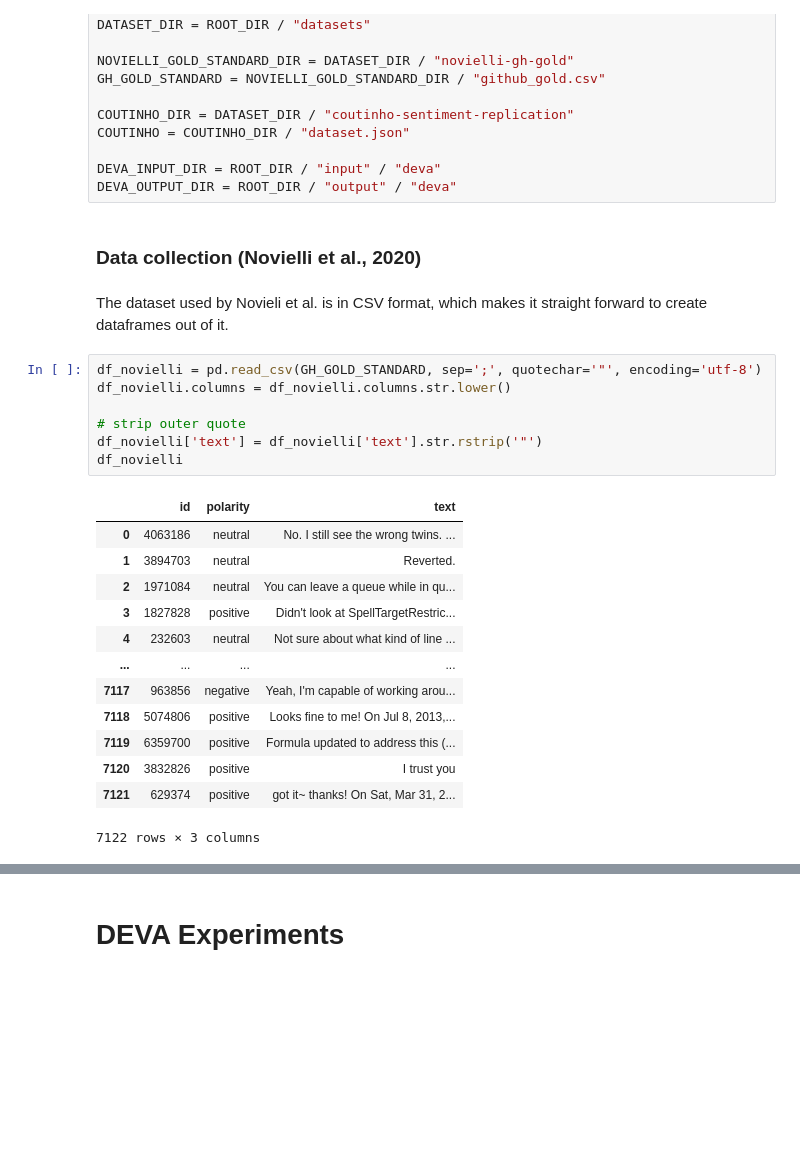
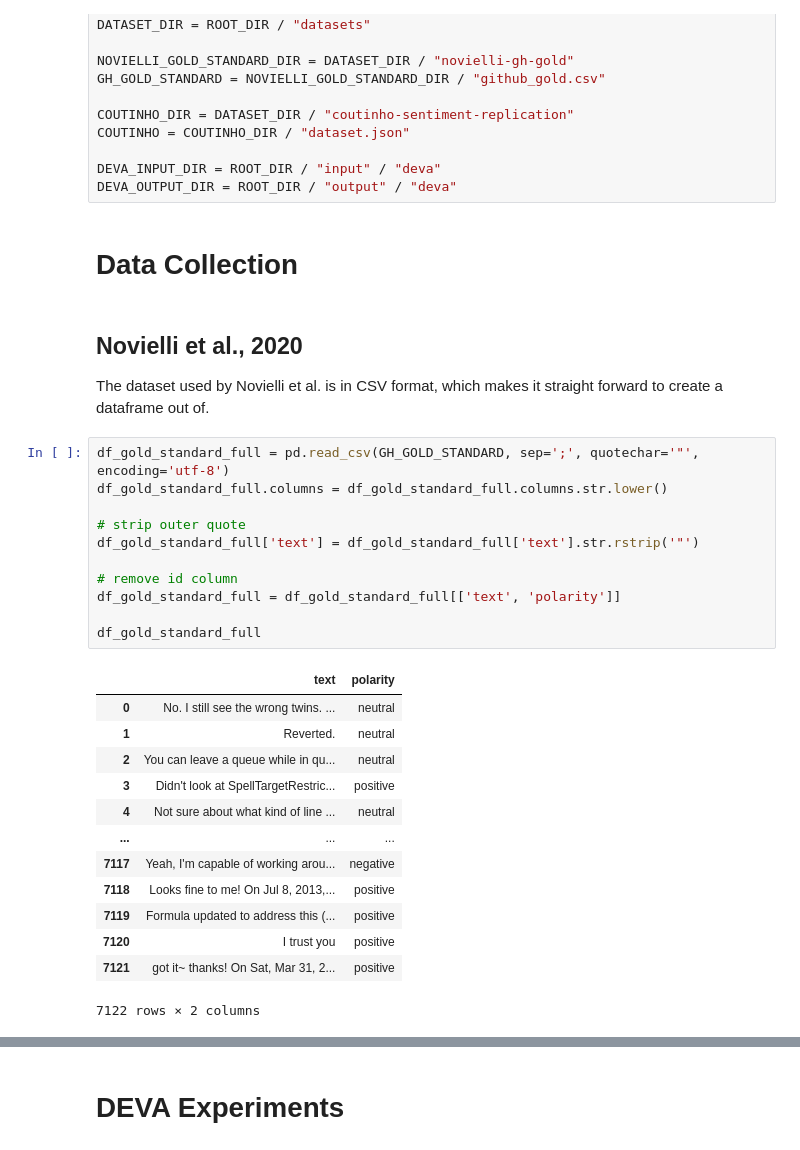
Before and after one commit to davidmrc6/bep, a Jupyter notebook: notebooks/main.ipynb, the cells around one changed output, grey strips where cells are left out. Saved outputs shown, nothing was run; the diff lists cells and outputs as text; blank space fills up the shorter version.

```diff
--- a/notebooks/main.ipynb
+++ b/notebooks/main.ipynb
@@ -32,28 +31,33 @@ COUTINHO = COUTINHO_DIR / "dataset.json"
 
 DEVA_INPUT_DIR = ROOT_DIR / "input" / "deva"
 DEVA_OUTPUT_DIR = ROOT_DIR / "output" / "deva"
-# %% [markdown]
-### Data collection (Novielli et al., 2020)
+# %% [markdown]
+# Data Collection
 # %% [markdown]
-The dataset used by Novieli et al. is in CSV format, which makes it straight forward to create dataframes out of it.
+## Novielli et al., 2020
+The dataset used by Novielli et al. is in CSV format, which makes it straight forward to create a dataframe out of.
 # %%
-df_novielli = pd.read_csv(GH_GOLD_STANDARD, sep=';', quotechar='"', encoding='utf-8')
-df_novielli.columns = df_novielli.columns.str.lower()
+df_gold_standard_full = pd.read_csv(GH_GOLD_STANDARD, sep=';', quotechar='"', encoding='utf-8')
+df_gold_standard_full.columns = df_gold_standard_full.columns.str.lower()
 
 # strip outer quote
-df_novielli['text'] = df_novielli['text'].str.rstrip('"')
-df_novielli
+df_gold_standard_full['text'] = df_gold_standard_full['text'].str.rstrip('"')
+
+# remove id column
+df_gold_standard_full = df_gold_standard_full[['text', 'polarity']]
+
+df_gold_standard_full
 # %% [output]
-|  | id | polarity | text |
-| 0 | 4063186 | neutral | No. I still see the wrong twins. ... |
-| 1 | 3894703 | neutral | Reverted. |
-| 2 | 1971084 | neutral | You can leave a queue while in qu... |
-| 3 | 1827828 | positive | Didn't look at SpellTargetRestric... |
-| 4 | 232603 | neutral | Not sure about what kind of line ... |
-| ... | ... | ... | ... |
-| 7117 | 963856 | negative | Yeah, I'm capable of working arou... |
-| 7118 | 5074806 | positive | Looks fine to me! On Jul 8, 2013,... |
-| 7119 | 6359700 | positive | Formula updated to address this (... |
-| 7120 | 3832826 | positive | I trust you |
-| 7121 | 629374 | positive | got it~ thanks! On Sat, Mar 31, 2... |
+|  | text | polarity |
+| 0 | No. I still see the wrong twins. ... | neutral |
+| 1 | Reverted. | neutral |
+| 2 | You can leave a queue while in qu... | neutral |
+| 3 | Didn't look at SpellTargetRestric... | positive |
+| 4 | Not sure about what kind of line ... | neutral |
+| ... | ... | ... |
+| 7117 | Yeah, I'm capable of working arou... | negative |
+| 7118 | Looks fine to me! On Jul 8, 2013,... | positive |
+| 7119 | Formula updated to address this (... | positive |
+| 7120 | I trust you | positive |
+| 7121 | got it~ thanks! On Sat, Mar 31, 2... | positive |
-7122 rows × 3 columns
+7122 rows × 2 columns
```
Also changed, not shown: parts of 48 cells of this notebook, 19 other files.
